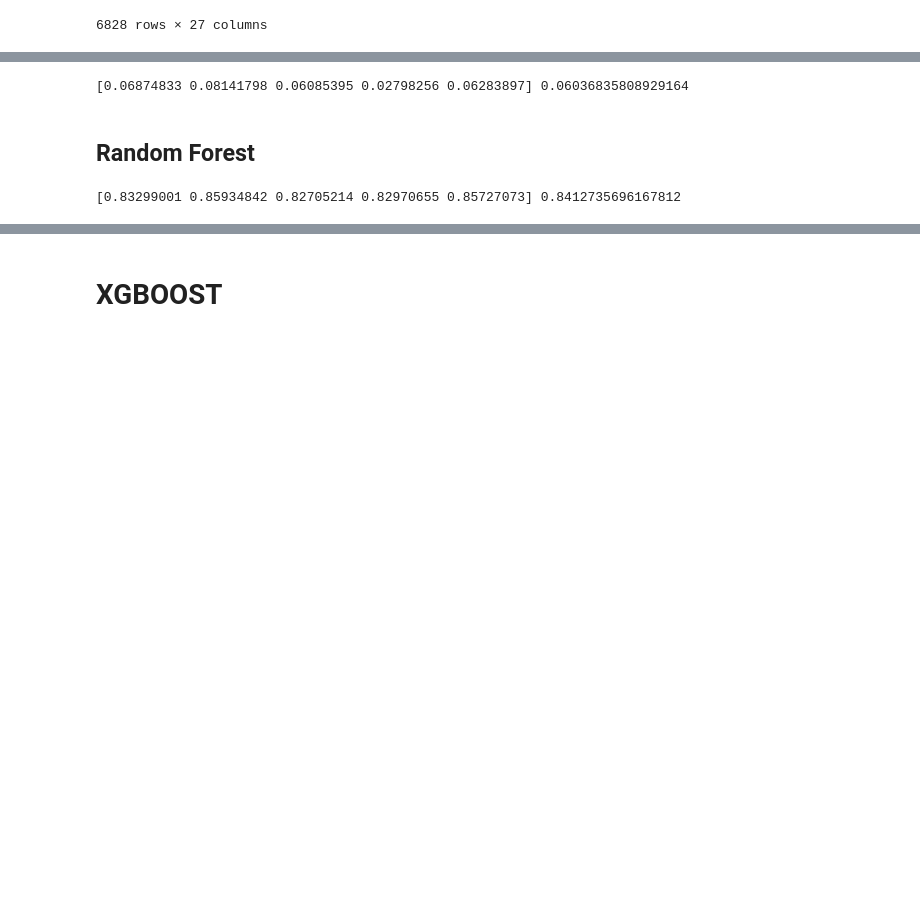
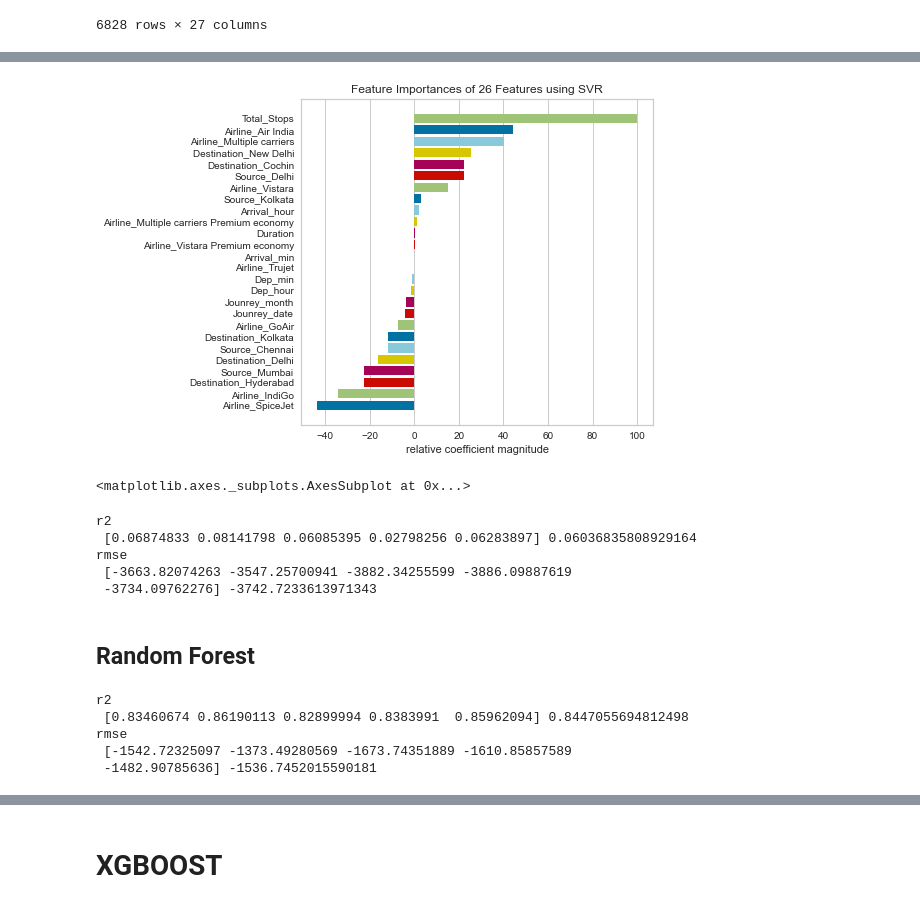
Before and after one commit to krishnasrujan/Flight-Price-Prediction-with-deployment, a Jupyter notebook: Flight Price_Code/Building Models.ipynb, the cells around one changed output, grey strips where cells are left out. Cells and saved outputs as stored; diff of their text form; code cells hidden in the pictures; blank space fills up the shorter version.

```diff
--- a/Flight Price_Code/Building Models.ipynb
+++ b/Flight Price_Code/Building Models.ipynb
@@ -48,18 +113,53 @@ print(result,result.mean())
+# %%
+viz = FeatureImportances(svr)
+viz.fit(X, y)
+viz.show()
+# %% [output]
+[figure, added]
+<matplotlib.axes._subplots.AxesSubplot at 0x...>
 # %%
 svr = SVR(kernel='rbf')
 
-result = cross_val_score(svr, X, y, cv=kfold,
-                          scoring='r2')
-print(result,result.mean())
+
+result_r2 = cross_val_score(svr, X, y, cv=kfold,
+                          scoring='r2',n_jobs=-1)
+
+result_rmse = cross_val_score(svr, X, y, cv=kfold,
+                          scoring='neg_root_mean_squared_error',n_jobs=-1)
+
+print('r2\n',result_r2,result_r2.mean())
+
+print('rmse\n',result_rmse,result_rmse.mean())
+
+svr_rbf_r2 = result_r2.mean()
+svr_rbf_rmse = result_rmse.mean()
 # %% [output]
-[0.06874833 0.08141798 0.06085395 0.02798256 0.06283897] 0.06036835808929164
+r2
+ [0.06874833 0.08141798 0.06085395 0.02798256 0.06283897] 0.06036835808929164
+rmse
+ [-3663.82074263 -3547.25700941 -3882.34255599 -3886.09887619
+ -3734.09762276] -3742.7233613971343
 # %% [markdown]
 ## Random Forest
-# %%
-ran = RandomForestRegressor()
-
-result = cross_val_score(ran, X, y, cv=kfold,
-                          scoring='r2')
-print(result,result.mean())
-# %% [output]
-[0.83299001 0.85934842 0.82705214 0.82970655 0.85727073] 0.8412735696167812
+# %%
+ran = RandomForestRegressor()
+
+
+result_r2 = cross_val_score(ran, X, y, cv=kfold,
+                          scoring='r2',n_jobs=-1)
+
+result_mse = cross_val_score(ran, X, y, cv=kfold,
+                          scoring='neg_root_mean_squared_error',n_jobs=-1)
+
+print('r2\n',result_r2,result_r2.mean())
+
+print('rmse\n',result_mse,result_mse.mean())
+
+ran_r2 = result_r2.mean()
+ran_rmse = result_rmse.mean()
+# %% [output]
+r2
+ [0.83460674 0.86190113 0.82899994 0.8383991  0.85962094] 0.8447055694812498
+rmse
+ [-1542.72325097 -1373.49280569 -1673.74351889 -1610.85857589
+ -1482.90785636] -1536.7452015590181
```
Also changed, not shown: parts of 31 cells of this notebook.
